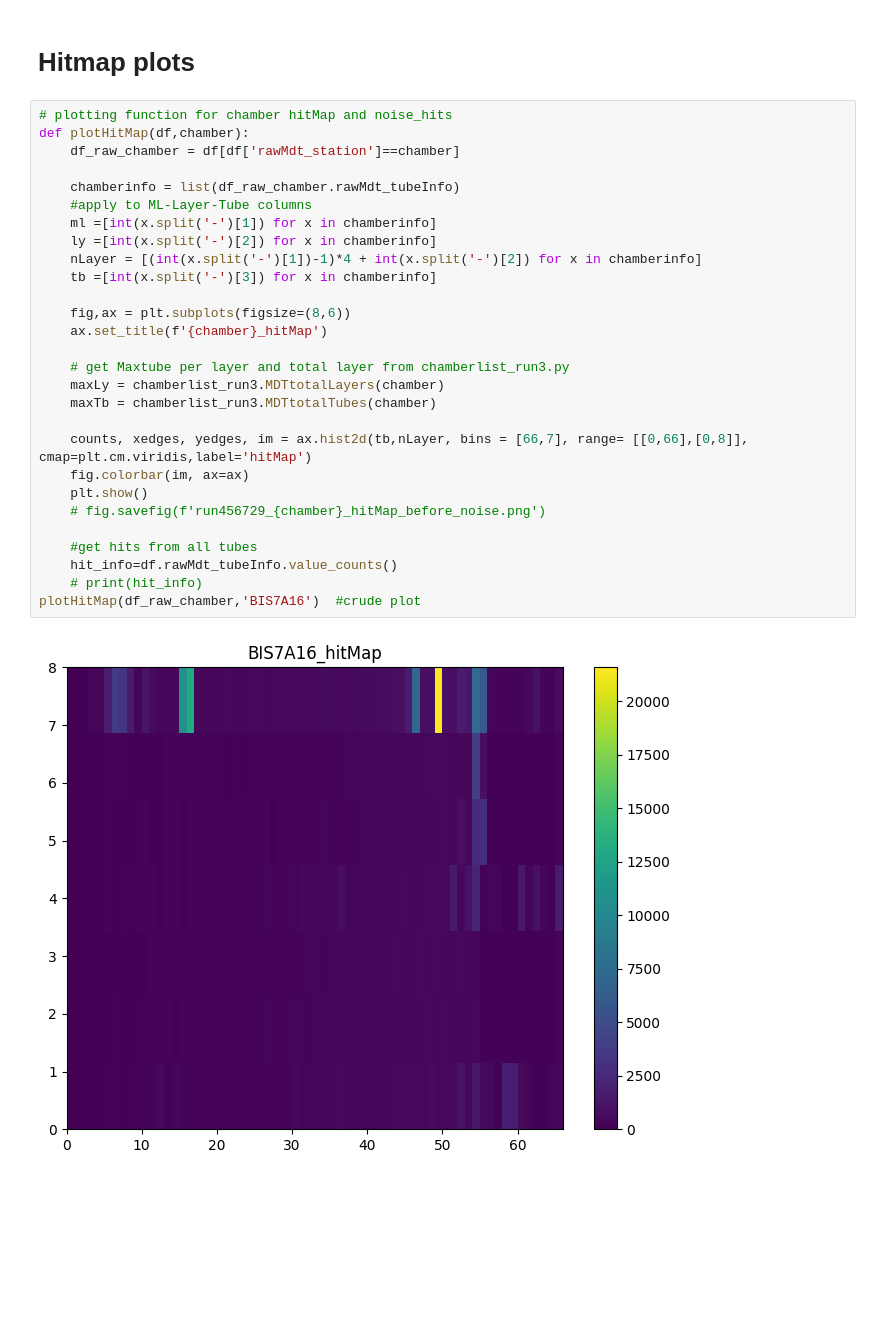
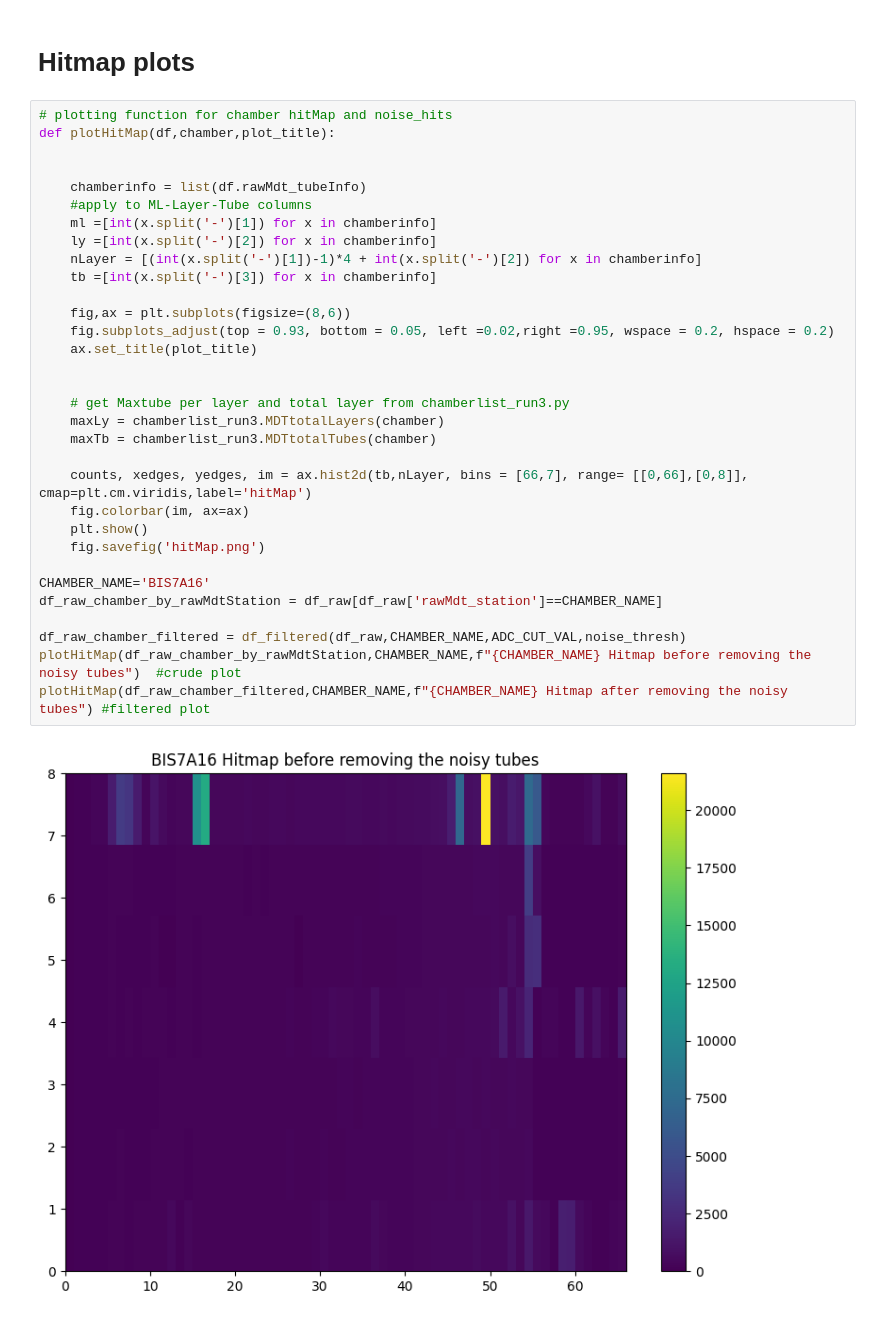
Before and after one commit to ppriyanka8/ATLAS, a Jupyter notebook: BIS7A16.ipynb, the cells around one changed output. Drawn from its saved outputs; the diff is of its cells as text; blank space fills up the shorter version.

```diff
--- a/BIS7A16.ipynb
+++ b/BIS7A16.ipynb
@@ -249,31 +246,35 @@ plot_for_noise_rate(extracted_df_aftr_removing_noisy_tubes)
 # Hitmap plots
 # %%
 # plotting function for chamber hitMap and noise_hits
-def plotHitMap(df,chamber):
-    df_raw_chamber = df[df['rawMdt_station']==chamber]
+def plotHitMap(df,chamber,plot_title):
 
-    chamberinfo = list(df_raw_chamber.rawMdt_tubeInfo)
+
+    chamberinfo = list(df.rawMdt_tubeInfo)
     #apply to ML-Layer-Tube columns
     ml =[int(x.split('-')[1]) for x in chamberinfo]
     ly =[int(x.split('-')[2]) for x in chamberinfo]
     nLayer = [(int(x.split('-')[1])-1)*4 + int(x.split('-')[2]) for x in chamberinfo]
     tb =[int(x.split('-')[3]) for x in chamberinfo]
 
     fig,ax = plt.subplots(figsize=(8,6))
-    ax.set_title(f'{chamber}_hitMap')
+    fig.subplots_adjust(top = 0.93, bottom = 0.05, left =0.02,right =0.95, wspace = 0.2, hspace = 0.2)
+    ax.set_title(plot_title)
+
 
     # get Maxtube per layer and total layer from chamberlist_run3.py
     maxLy = chamberlist_run3.MDTtotalLayers(chamber)
     maxTb = chamberlist_run3.MDTtotalTubes(chamber)
 
     counts, xedges, yedges, im = ax.hist2d(tb,nLayer, bins = [66,7], range= [[0,66],[0,8]], cmap=plt.cm.viridis,label='hitMap')
     fig.colorbar(im, ax=ax)
     plt.show()
-    # fig.savefig(f'run456729_{chamber}_hitMap_before_noise.png')
+    fig.savefig('hitMap.png')
 
-    #get hits from all tubes
-    hit_info=df.rawMdt_tubeInfo.value_counts()
-    # print(hit_info)
-plotHitMap(df_raw_chamber,'BIS7A16')  #crude plot
+CHAMBER_NAME='BIS7A16'
+df_raw_chamber_by_rawMdtStation = df_raw[df_raw['rawMdt_station']==CHAMBER_NAME]
+
+df_raw_chamber_filtered = df_filtered(df_raw,CHAMBER_NAME,ADC_CUT_VAL,noise_thresh)
+plotHitMap(df_raw_chamber_by_rawMdtStation,CHAMBER_NAME,f"{CHAMBER_NAME} Hitmap before removing the noisy tubes")  #crude plot
+plotHitMap(df_raw_chamber_filtered,CHAMBER_NAME,f"{CHAMBER_NAME} Hitmap after removing the noisy tubes") #filtered plot
 # %% [output]
-[figure, old version]
+[figure, new version]
```
Also changed, not shown: parts of 42 cells of this notebook.
